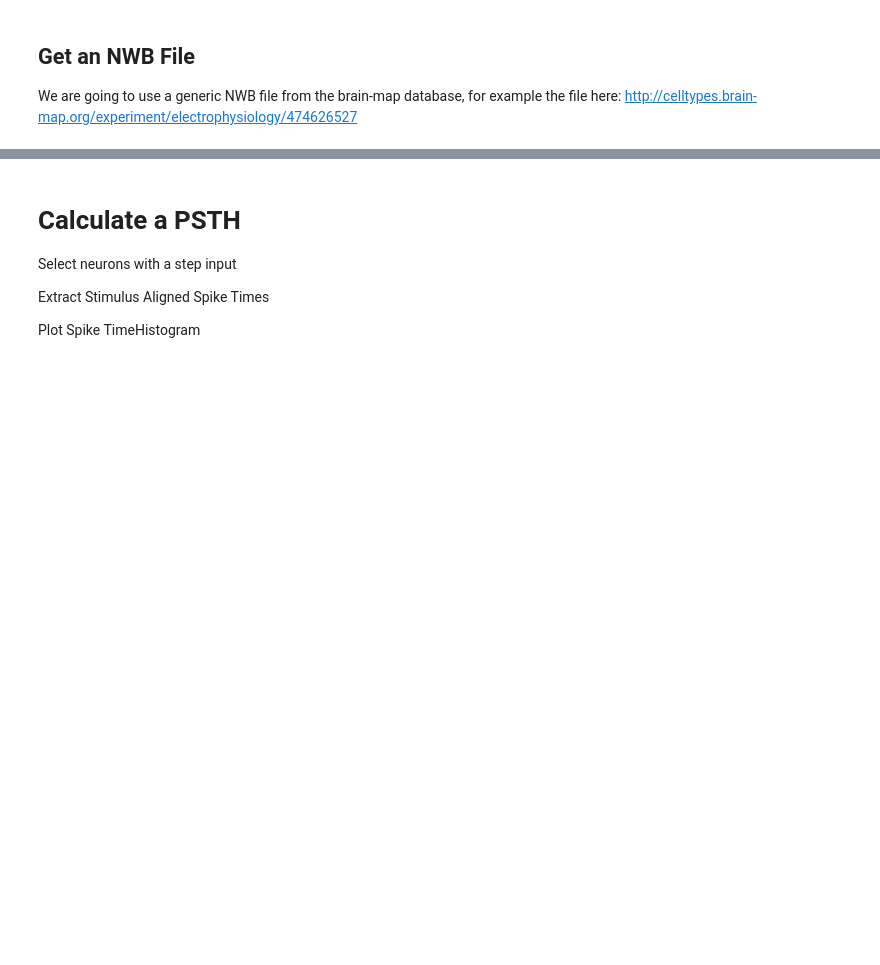
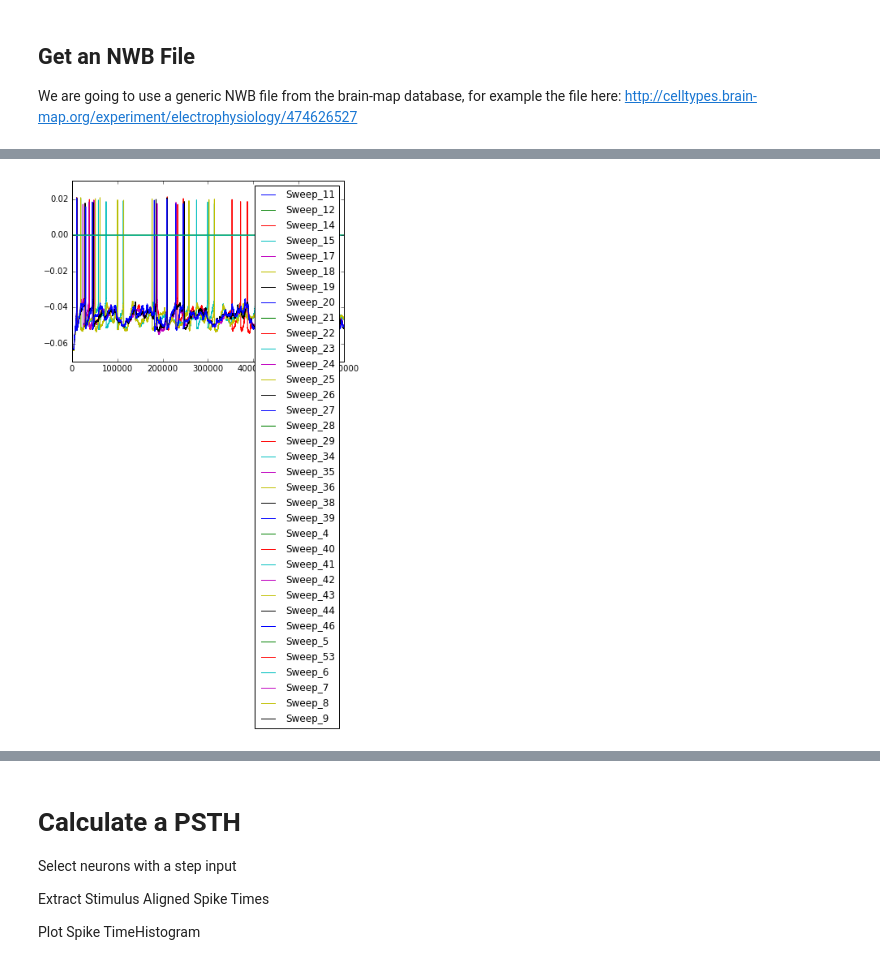
Before and after one commit to AdamRTomkins/NWB_Hackathon_2018, a Jupyter notebook: Spike Train Analysis with NWB.ipynb, the cells around one changed output, grey strips where cells are left out. Drawn from its saved outputs; the diff is of its cells as text; code cells hidden in the pictures; blank space fills up the shorter version.

```diff
--- a/Spike Train Analysis with NWB.ipynb
+++ b/Spike Train Analysis with NWB.ipynb
@@ -40,3 +41,14 @@ plt.show()
+# %%
+# Locate the time series recoding of interest
+lines = []
+for s in sweeps:
+    lines.append(plt.plot(nwb['acquisition']['timeseries'][s]['data'][2000000:2600000],label=s)[0])
+
+plt.legend(handles=lines)
+
+plt.show()
+# %% [output]
+[figure, added]
 # %%
 # Locate the stimulus recoding of interest
 for s in sweeps:
```
Also changed, not shown: parts of 9 cells of this notebook, 5 other files.
